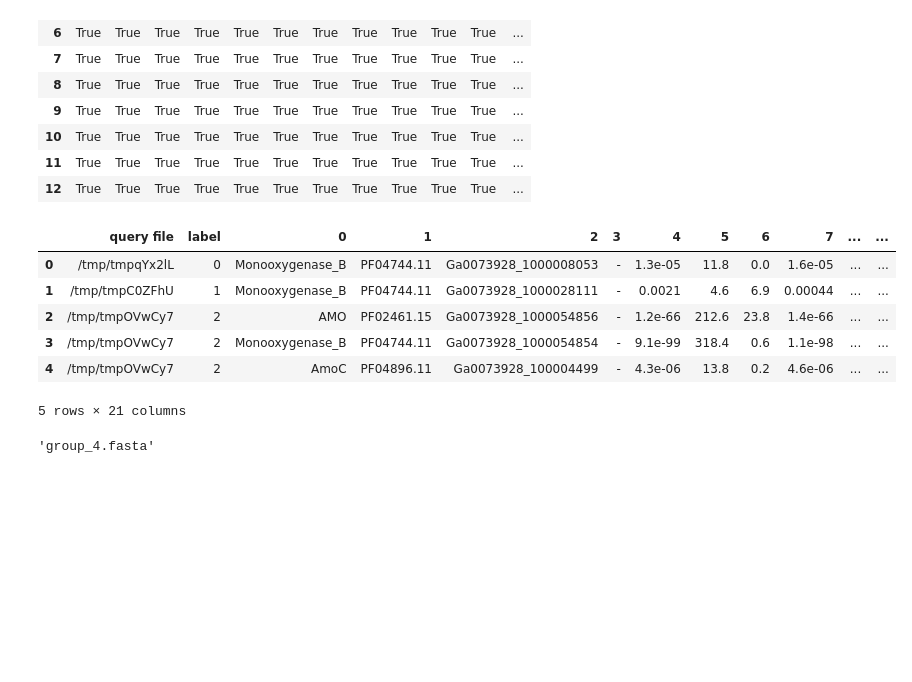
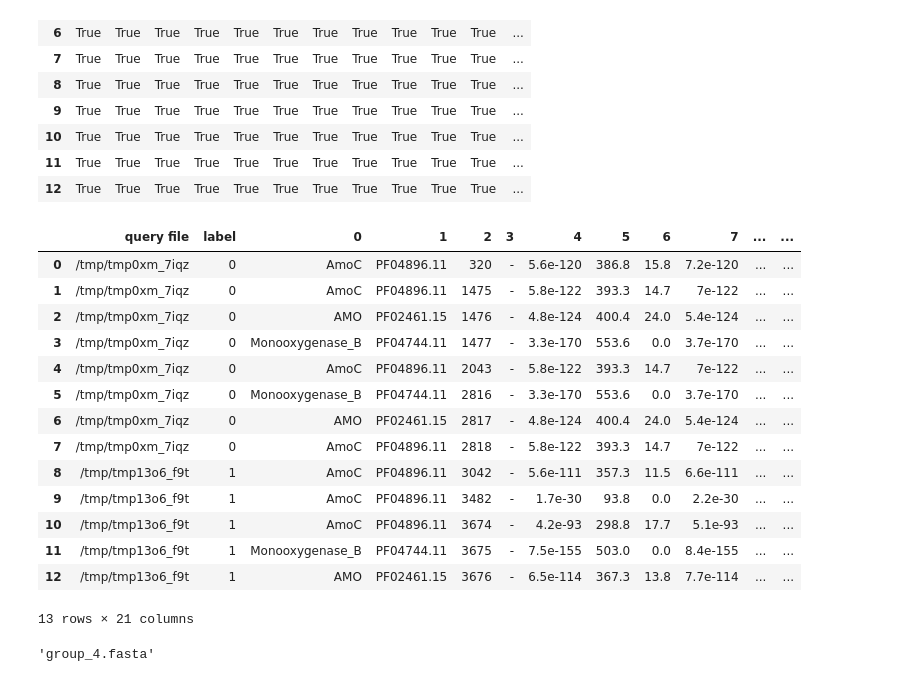
Before and after one commit to nyirock/operon_finder, a Jupyter notebook: gen_func_file_parsing/fasta_iterator.ipynb, the cells around one changed output. Cells and saved outputs as stored; diff of their text form; code cells hidden in the pictures; blank space fills up the shorter version.

```diff
--- a/gen_func_file_parsing/fasta_iterator.ipynb
+++ b/gen_func_file_parsing/fasta_iterator.ipynb
@@ -30,9 +107,9 @@ def batch_iterator(iterator, batch_size):
 from Bio import SeqIO
 
 record_iter = SeqIO.parse(open("../2517287028.genes.faa"),"fasta")#m.rosea
-for i, batch in enumerate(batch_iterator(record_iter, 1000)):
+for i, batch in enumerate(batch_iterator3(record_iter, 1000)):
     filename = "group_%i.fasta" % (i + 1)
     with open(filename, "w") as handle:
-        count = SeqIO.write(batch, handle, "fasta")
+        count = SeqIO.write(batch, handle, "fasta")#accessing sequences
     print("Wrote %i records to %s" % (count, filename))
 # %% [output]
@@ -147,13 +230,15 @@ from Bio import SeqIO
 files=list()
 sizes={}
 input_fasta="../76969.assembled.faa"
+#input_fasta="../mrosea_proteins.fasta"
 #input_fasta="../2517287028.genes.faa"#m.rosea
 record_iter = SeqIO.parse(open(input_fasta),"fasta")
-for i, batch in enumerate(batch_iterator(record_iter, 30000)):
+#for i, batch in enumerate(batch_iterator3(record_iter, 30000)):
+for i, batch in enumerate(batch_iterator3(record_iter, 30000)):
 
     label = i
     #f = tempfile.NamedTemporaryFile(delete=False)#exists on closing
-    f = tempfile.NamedTemporaryFile()#deleted after f.close()
+    f = tempfile.NamedTemporaryFile(mode='w+t')#deleted after f.close()
     files.append((label,f))
     #f.seek(0)
     count = SeqIO.write(batch, f, "fasta")
@@ -709,7 +814,7 @@ AttributeError: 'DataFrame' object has no attribute 'split'
 #imporved split with regex
 import re
 
-chunks=re.split(r"#\s+--- full sequence ---- --- best 1 domain ---- --- domain number estimation ----", output)
+chunks=re.split(r"#\s+--- full sequence ---- --- best 1 domain ---- --- domain number estimation ----", output.decode())
 # %%
 #output
 # %%
@@ -825,6 +910,9 @@ df_scramb.set_index(['query file', 'label'], inplace=True)
 df_scramb.iloc[:,18]=df_scramb.iloc[:,18:].apply(joinDescriptionColumns, axis=1)
 df_scramb=df_scramb.iloc[:,:19]
 #df_scramb.reset_index(inplace=True)
-df_scramb.sort_index(level=1, inplace=True)#this seems unnecessary since later we are sorting by position
+#df_scramb.sort_index(level=1, inplace=True)#this seems unnecessary since later we are sorting by position
+
+df_scramb[2]=df_scramb[2].astype(int)
 df_scramb.reset_index(inplace=True)
+df_scramb.sort_values(by=2, inplace=True)
 # %%
@@ -892,15 +991,23 @@ df==df2
 | 11 | True | True | True | True | True | True | True | True | True | True | True | ... |
 | 12 | True | True | True | True | True | True | True | True | True | True | True | ... |
 # %%
-df_scramb.head()
+df_scramb
 # %% [output]
 |  | query file | label | 0 | 1 | 2 | 3 | 4 | 5 | 6 | 7 | ... | ... |
-| 0 | /tmp/tmpqYx2lL | 0 | Monooxygenase_B | PF04744.11 | Ga0073928_1000008053 | - | 1.3e-05 | 11.8 | 0.0 | 1.6e-05 | ... | ... |
-| 1 | /tmp/tmpC0ZFhU | 1 | Monooxygenase_B | PF04744.11 | Ga0073928_1000028111 | - | 0.0021 | 4.6 | 6.9 | 0.00044 | ... | ... |
-| 2 | /tmp/tmpOVwCy7 | 2 | AMO | PF02461.15 | Ga0073928_1000054856 | - | 1.2e-66 | 212.6 | 23.8 | 1.4e-66 | ... | ... |
-| 3 | /tmp/tmpOVwCy7 | 2 | Monooxygenase_B | PF04744.11 | Ga0073928_1000054854 | - | 9.1e-99 | 318.4 | 0.6 | 1.1e-98 | ... | ... |
-| 4 | /tmp/tmpOVwCy7 | 2 | AmoC | PF04896.11 | Ga0073928_100004499 | - | 4.3e-06 | 13.8 | 0.2 | 4.6e-06 | ... | ... |
+| 0 | /tmp/tmp0xm_7iqz | 0 | AmoC | PF04896.11 | 320 | - | 5.6e-120 | 386.8 | 15.8 | 7.2e-120 | ... | ... |
+| 1 | /tmp/tmp0xm_7iqz | 0 | AmoC | PF04896.11 | 1475 | - | 5.8e-122 | 393.3 | 14.7 | 7e-122 | ... | ... |
+| 2 | /tmp/tmp0xm_7iqz | 0 | AMO | PF02461.15 | 1476 | - | 4.8e-124 | 400.4 | 24.0 | 5.4e-124 | ... | ... |
+| 3 | /tmp/tmp0xm_7iqz | 0 | Monooxygenase_B | PF04744.11 | 1477 | - | 3.3e-170 | 553.6 | 0.0 | 3.7e-170 | ... | ... |
+| 4 | /tmp/tmp0xm_7iqz | 0 | AmoC | PF04896.11 | 2043 | - | 5.8e-122 | 393.3 | 14.7 | 7e-122 | ... | ... |
+| 5 | /tmp/tmp0xm_7iqz | 0 | Monooxygenase_B | PF04744.11 | 2816 | - | 3.3e-170 | 553.6 | 0.0 | 3.7e-170 | ... | ... |
+| 6 | /tmp/tmp0xm_7iqz | 0 | AMO | PF02461.15 | 2817 | - | 4.8e-124 | 400.4 | 24.0 | 5.4e-124 | ... | ... |
+| 7 | /tmp/tmp0xm_7iqz | 0 | AmoC | PF04896.11 | 2818 | - | 5.8e-122 | 393.3 | 14.7 | 7e-122 | ... | ... |
+| 8 | /tmp/tmp13o6_f9t | 1 | AmoC | PF04896.11 | 3042 | - | 5.6e-111 | 357.3 | 11.5 | 6.6e-111 | ... | ... |
+| 9 | /tmp/tmp13o6_f9t | 1 | AmoC | PF04896.11 | 3482 | - | 1.7e-30 | 93.8 | 0.0 | 2.2e-30 | ... | ... |
+| 10 | /tmp/tmp13o6_f9t | 1 | AmoC | PF04896.11 | 3674 | - | 4.2e-93 | 298.8 | 17.7 | 5.1e-93 | ... | ... |
+| 11 | /tmp/tmp13o6_f9t | 1 | Monooxygenase_B | PF04744.11 | 3675 | - | 7.5e-155 | 503.0 | 0.0 | 8.4e-155 | ... | ... |
+| 12 | /tmp/tmp13o6_f9t | 1 | AMO | PF02461.15 | 3676 | - | 6.5e-114 | 367.3 | 13.8 | 7.7e-114 | ... | ... |
-5 rows × 21 columns
+13 rows × 21 columns
 # %%
 # def sizes(s):
 #     s['size_kb'] = locale.format("%.1f", s['size'] / 1024.0, grouping=True) + ' KB'
```
Also changed, not shown: parts of 48 cells of this notebook, 3 other files.
